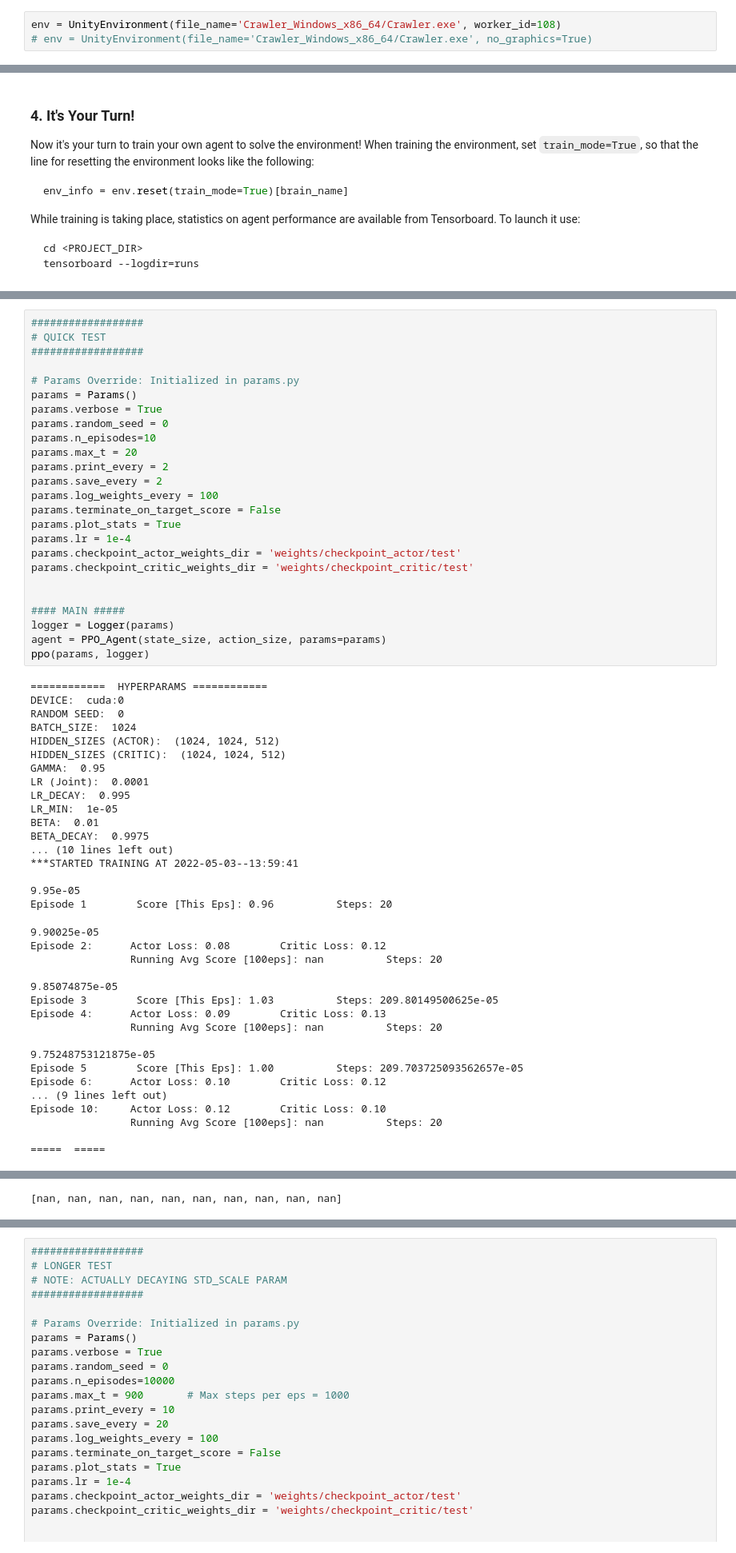
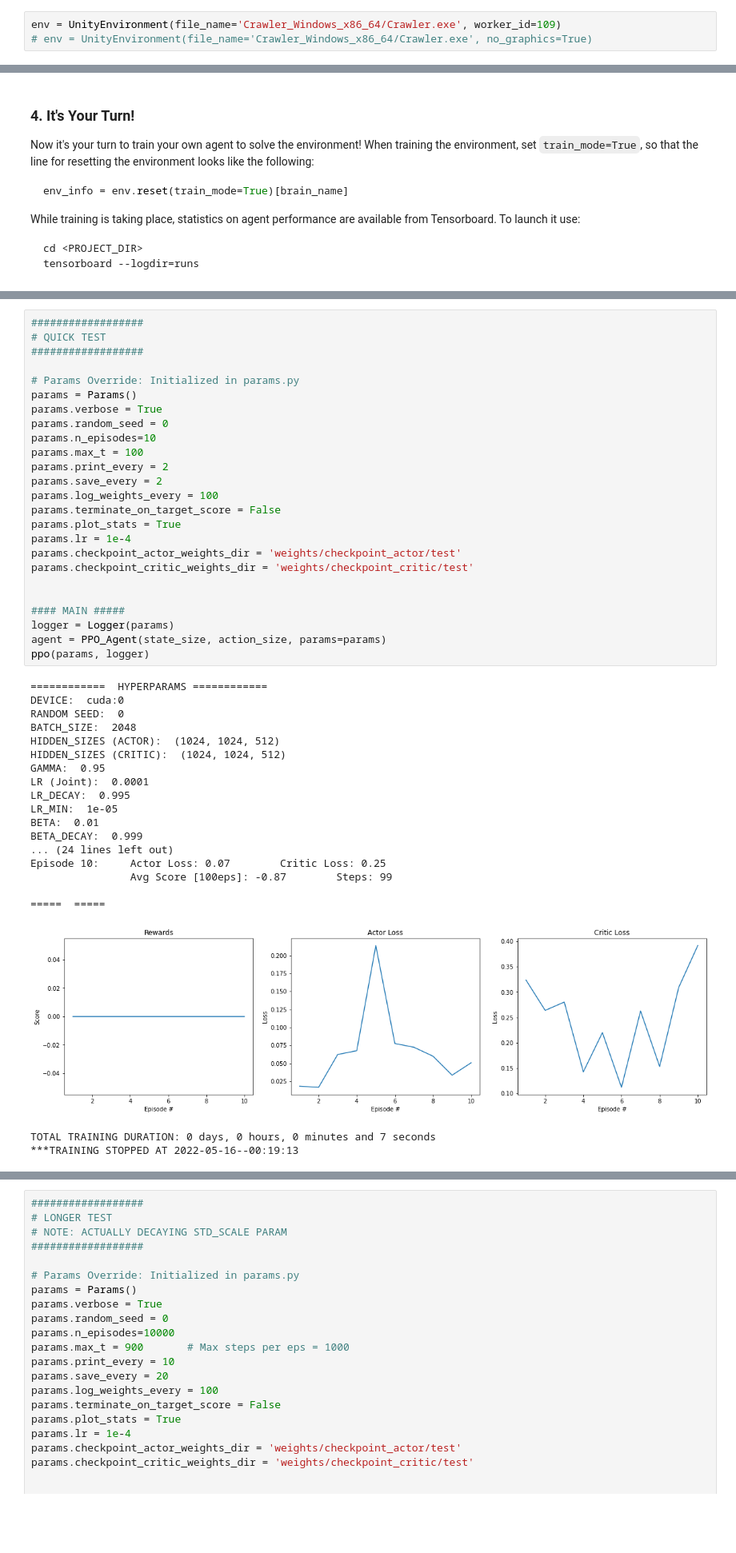
Before and after one commit to derektan95/Deep-Reinforcement-Learning-Algorithms, a Jupyter notebook: p2_continuous-control/PPO_Crawler_MultiAgent_Control_Exercise/MultiAgent_Crawler.ipynb, the cells around one changed output, grey strips where cells are left out. Shown: that part at 80% size. Saved outputs shown, nothing was run; the diff lists cells and outputs as text; blank space fills up the shorter version.

````diff
--- a/p2_continuous-control/PPO_Crawler_MultiAgent_Control_Exercise/MultiAgent_Crawler.ipynb
+++ b/p2_continuous-control/PPO_Crawler_MultiAgent_Control_Exercise/MultiAgent_Crawler.ipynb
@@ -67,7 +68,7 @@ For instance, if you are using a Mac, then you downloaded `Reacher.app`.  If thi
 env = UnityEnvironment(file_name="Reacher.app")
 ```
 # %%
-env = UnityEnvironment(file_name='Crawler_Windows_x86_64/Crawler.exe', worker_id=108)
+env = UnityEnvironment(file_name='Crawler_Windows_x86_64/Crawler.exe', worker_id=109)
 # env = UnityEnvironment(file_name='Crawler_Windows_x86_64/Crawler.exe', no_graphics=True)
 # %% [output]
 INFO:unityagents:
@@ -312,54 +313,40 @@ GRAD_CLIP:  1.0
 params = Params()
 params.verbose = True
 params.random_seed = 0
 params.n_episodes=10
-params.max_t = 20
+params.max_t = 100
 params.print_every = 2
 params.save_every = 2
 params.log_weights_every = 100
 params.terminate_on_target_score = False
 params.plot_stats = True
 params.lr = 1e-4
 params.checkpoint_actor_weights_dir = 'weights/checkpoint_actor/test'
 params.checkpoint_critic_weights_dir = 'weights/checkpoint_critic/test'
 
 
 #### MAIN #####
 logger = Logger(params)
 agent = PPO_Agent(state_size, action_size, params=params)
 ppo(params, logger)
 # %% [output]
 ============  HYPERPARAMS ============
 DEVICE:  cuda:0
 RANDOM SEED:  0
-BATCH_SIZE:  1024
+BATCH_SIZE:  2048
 HIDDEN_SIZES (ACTOR):  (1024, 1024, 512)
 HIDDEN_SIZES (CRITIC):  (1024, 1024, 512)
 GAMMA:  0.95
 LR (Joint):  0.0001
 LR_DECAY:  0.995
 LR_MIN:  1e-05
 BETA:  0.01
-BETA_DECAY:  0.9975
-... (10 lines left out)
-***STARTED TRAINING AT 2022-05-03--13:59:41
+BETA_DECAY:  0.999
+... (24 lines left out)
+Episode 10:     Actor Loss: 0.07        Critic Loss: 0.25
+                Avg Score [100eps]: -0.87        Steps: 99
 
-9.95e-05
-Episode 1        Score [This Eps]: 0.96          Steps: 20
+=====  =====
+[figure, new version]
-9.90025e-05
-Episode 2:      Actor Loss: 0.08        Critic Loss: 0.12
-                Running Avg Score [100eps]: nan          Steps: 20
-
-9.85074875e-05
-Episode 3        Score [This Eps]: 1.03          Steps: 209.80149500625e-05
-Episode 4:      Actor Loss: 0.09        Critic Loss: 0.13
-                Running Avg Score [100eps]: nan          Steps: 20
-
-9.75248753121875e-05
-Episode 5        Score [This Eps]: 1.00          Steps: 209.703725093562657e-05
-Episode 6:      Actor Loss: 0.10        Critic Loss: 0.12
-... (9 lines left out)
-Episode 10:     Actor Loss: 0.12        Critic Loss: 0.10
-                Running Avg Score [100eps]: nan          Steps: 20
-
-=====  =====
+TOTAL TRAINING DURATION: 0 days, 0 hours, 0 minutes and 7 seconds
+***TRAINING STOPPED AT 2022-05-16--00:19:13
@@ -369 +362,0 @@ TOTAL TRAINING DURATION: 0 days, 0 hours, 0 minutes and 1 seconds
-[nan, nan, nan, nan, nan, nan, nan, nan, nan, nan]
````
Also changed, not shown: parts of 7 cells of this notebook, 12 other files.
